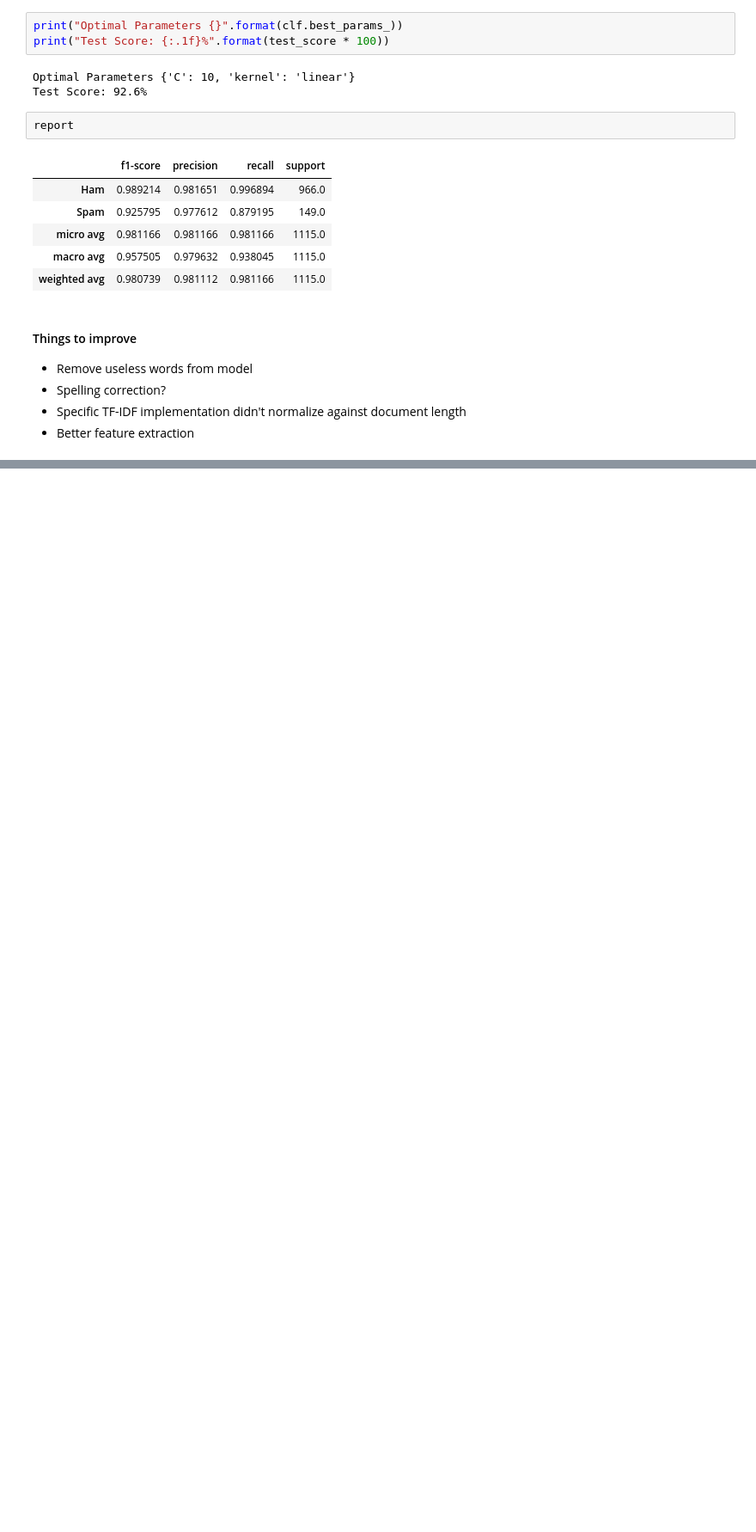
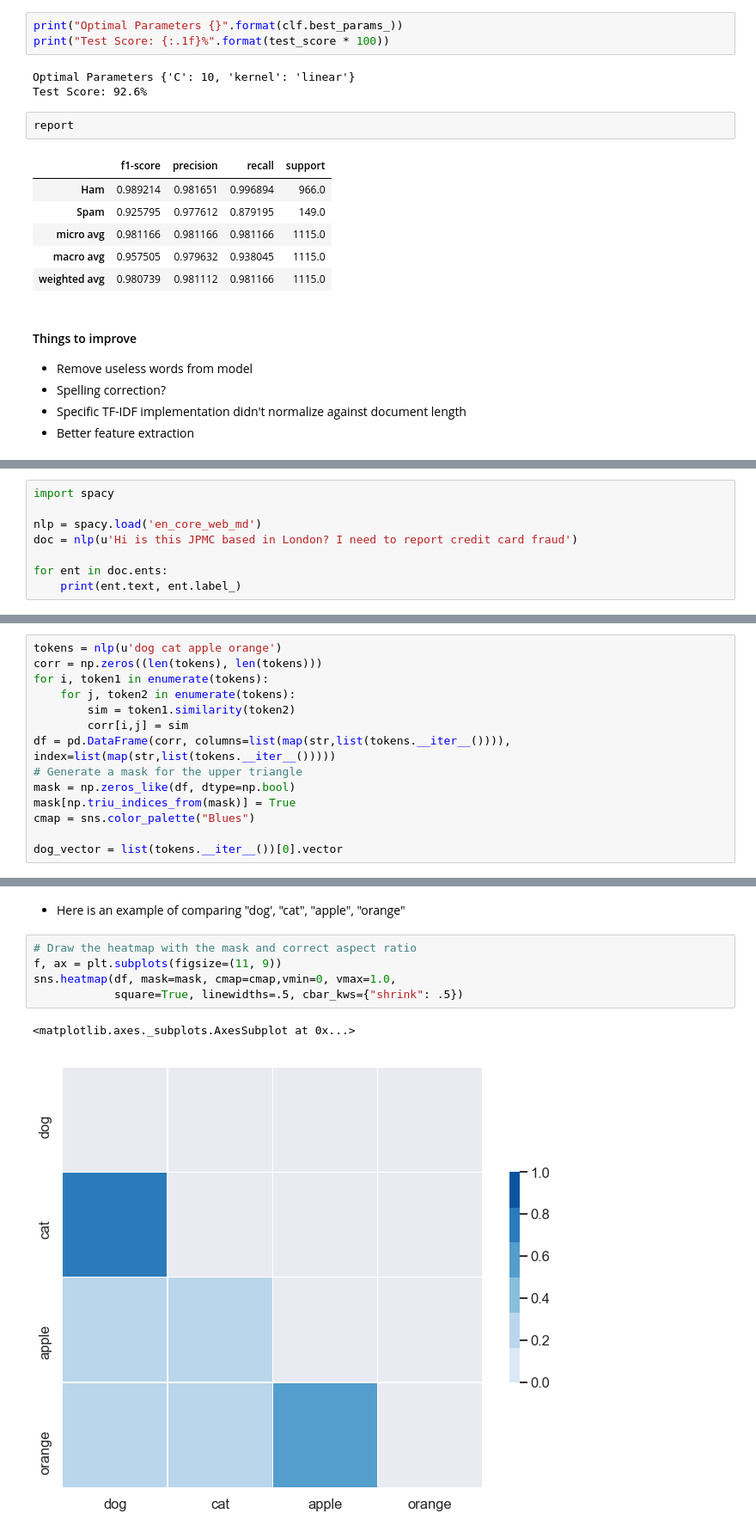
Before and after one commit to JeremyBYU/mdp-machine-learning, a Jupyter notebook: presentation/mdp_presentation_1.ipynb, the cells around one changed output, grey strips where cells are left out. Shown: that part at 86% size. Saved outputs shown, nothing was run; the diff lists cells and outputs as text; blank space fills up the shorter version.

```diff
--- a/presentation/mdp_presentation_1.ipynb
+++ b/presentation/mdp_presentation_1.ipynb
@@ -741,0 +760,8 @@ report
+# %%
+import spacy
+
+nlp = spacy.load('en_core_web_md')
+doc = nlp(u'Hi is this JPMC based in London? I need to report credit card fraud')
+
+for ent in doc.ents:
+    print(ent.text, ent.label_)
@@ -741,0 +776,14 @@ report
+# %%
+tokens = nlp(u'dog cat apple orange')
+corr = np.zeros((len(tokens), len(tokens)))
+for i, token1 in enumerate(tokens):
+    for j, token2 in enumerate(tokens):
+        sim = token1.similarity(token2)
+        corr[i,j] = sim
+df = pd.DataFrame(corr, columns=list(map(str,list(tokens.__iter__()))), index=list(map(str,list(tokens.__iter__()))))
+# Generate a mask for the upper triangle
+mask = np.zeros_like(df, dtype=np.bool)
+mask[np.triu_indices_from(mask)] = True
+cmap = sns.color_palette("Blues")
+
+dog_vector = list(tokens.__iter__())[0].vector
@@ -741,0 +807,10 @@ report
+# %% [markdown]
+* Here is an example of comparing "dog', "cat", "apple", "orange"
+# %%
+# Draw the heatmap with the mask and correct aspect ratio
+f, ax = plt.subplots(figsize=(11, 9))
+sns.heatmap(df, mask=mask, cmap=cmap,vmin=0, vmax=1.0,
+            square=True, linewidths=.5, cbar_kws={"shrink": .5})
+# %% [output]
+<matplotlib.axes._subplots.AxesSubplot at 0x...>
+[figure, added]
```
Also changed, not shown: parts of 43 cells of this notebook, 15 other files.
